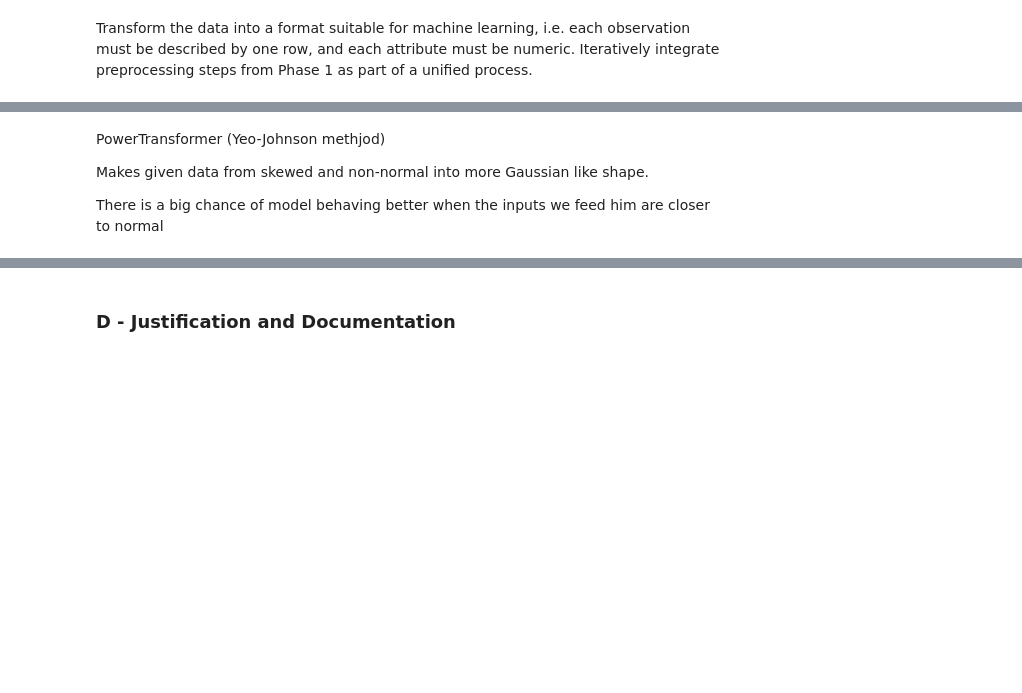
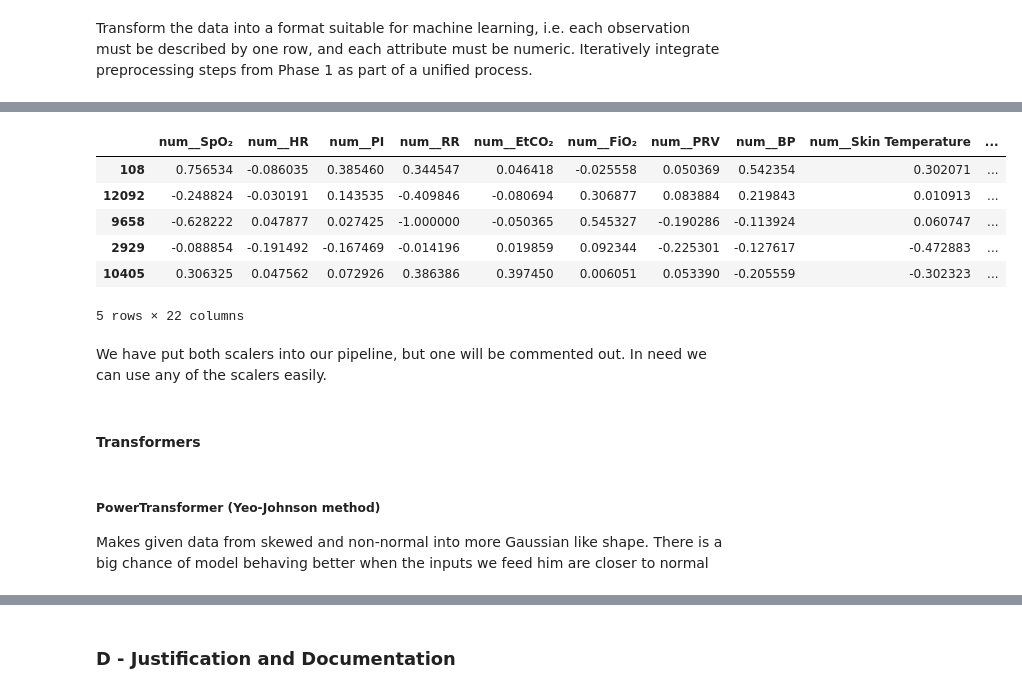
Before and after one commit to kurcinamarian/IAU, a Jupyter notebook: phase_2.ipynb, the cells around one changed output, grey strips where cells are left out. Drawn from its saved outputs; the diff is of its cells as text; code cells hidden in the pictures; blank space fills up the shorter version.

```diff
--- a/phase_2.ipynb
+++ b/phase_2.ipynb
@@ -572,6 +467,61 @@ See https://github.com/python/cpython/issues/70647.
+# %%
+def get_numeric_columns(df):
+    return df.select_dtypes(include=['int', 'float']).columns.tolist()
+
+cat_pipeline = Pipeline([
+    ('imputer', SimpleImputer(strategy='most_frequent')),
+    ('encoder', OneHotEncoder(sparse_output=False, handle_unknown='ignore'))
+])
+
+numeric_pipeline = Pipeline([
+    #("scaler", StandardScaler()),
+    ("scaler", MinMaxScaler(feature_range=(-1, 1)))
+])
+
+observation_pipeline = Pipeline([
+    ("schema", EnforceSchema(schema=observation_schema)),
+    ("ranges", EnforceValueRanges(ranges=valid_ranges)),
+    ("drop_geo", DropColumns(columns=['latitude', 'longitude'])),
+    ("drop_na", DropNA(how='any')),
+    ("remove_duplicates", RemoveDuplicates()),
+    ("encode", ColumnTransformer([
+        ('cat', cat_pipeline, []),
+        ('num', numeric_pipeline, get_numeric_columns)
+    ], remainder='passthrough').set_output(transform="pandas")),
+])
+
+station_pipeline = Pipeline([
+    ("schema", EnforceSchema(schema=station_schema)),
+    ("drop_station_and_date", DropColumns(columns=['station', 'revision'])),
+    ("parse_location", ParseLocation(column='location')),
+    ("drop_na", DropNA(how='any')),
+    ("remove_duplicates", RemoveDuplicates()),
+    ("encode", ColumnTransformer([
+        ('cat', cat_pipeline, ['continent', 'city', 'code']),
+    ], remainder='passthrough').set_output(transform="pandas")),
+])
+
+
+
+
+transformed_observation = observation_pipeline.fit_transform(X_train,y_train)
+transformed_station = station_pipeline.fit_transform(pd.read_csv("dataset/station.csv", sep='\t'))
+
+transformed_observation.head()
+# %% [output]
+|  | num__SpO₂ | num__HR | num__PI | num__RR | num__EtCO₂ | num__FiO₂ | num__PRV | num__BP | num__Skin Temperature | ... |
+| 108 | 0.756534 | -0.086035 | 0.385460 | 0.344547 | 0.046418 | -0.025558 | 0.050369 | 0.542354 | 0.302071 | ... |
+| 12092 | -0.248824 | -0.030191 | 0.143535 | -0.409846 | -0.080694 | 0.306877 | 0.083884 | 0.219843 | 0.010913 | ... |
+| 9658 | -0.628222 | 0.047877 | 0.027425 | -1.000000 | -0.050365 | 0.545327 | -0.190286 | -0.113924 | 0.060747 | ... |
+| 2929 | -0.088854 | -0.191492 | -0.167469 | -0.014196 | 0.019859 | 0.092344 | -0.225301 | -0.127617 | -0.472883 | ... |
+| 10405 | 0.306325 | 0.047562 | 0.072926 | 0.386386 | 0.397450 | 0.006051 | 0.053390 | -0.205559 | -0.302323 | ... |
+5 rows × 22 columns
+# %% [markdown]
+We have put both scalers into our pipeline, but one will be commented out. In need we can use any of the scalers easily.
+# %% [markdown]
+#### Transformers
 # %% [markdown]
-PowerTransformer (Yeo-Johnson methjod)
+##### PowerTransformer (Yeo-Johnson method)
 
 Makes given data from skewed and non-normal into more Gaussian like shape.
-
 There is a big chance of model behaving better when the inputs we feed him are closer to normal
```
Also changed, not shown: parts of 38 cells of this notebook, 1 other file.
